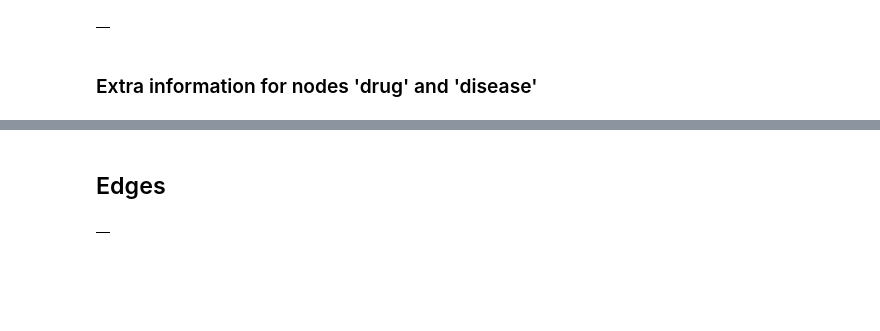
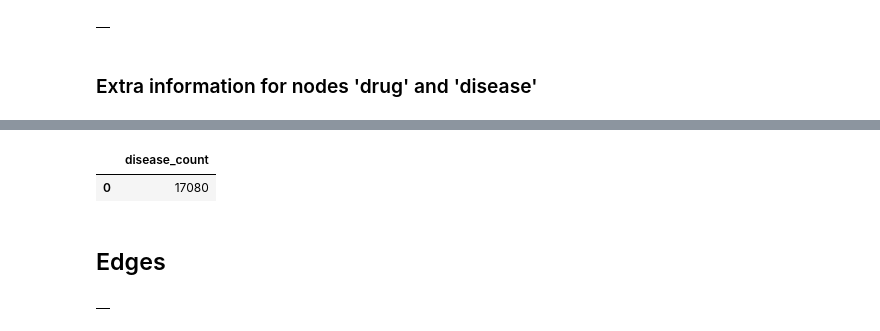
Before and after one commit to laurasck14/KG-RAG, a Jupyter notebook: create_graph.ipynb, the cells around one changed output, grey strips where cells are left out. Saved outputs shown, nothing was run; the diff lists cells and outputs as text; code cells hidden in the pictures; blank space fills up the shorter version.

```diff
--- a/create_graph.ipynb
+++ b/create_graph.ipynb
@@ -140,3 +195,9 @@ merged_df.to_csv("~/scratch-llm/data/PrimeKG_data/sub_data/node_merged_disease.c
+# %%
+%%ngql
+MATCH (n:disease) RETURN count(n) as disease_count;
+# %% [output]
+|  | disease_count |
+| 0 | 17080 |
 # %% [markdown]
 ## Edges
 # %%
```
Also changed, not shown: parts of 14 cells of this notebook.
